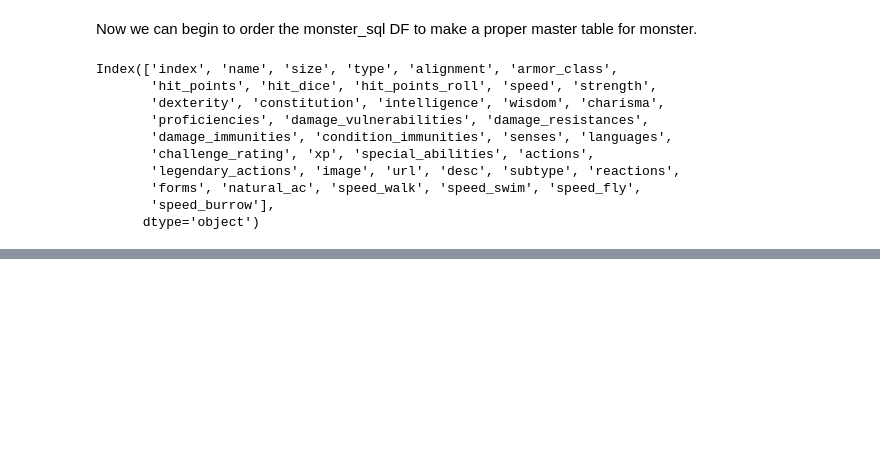
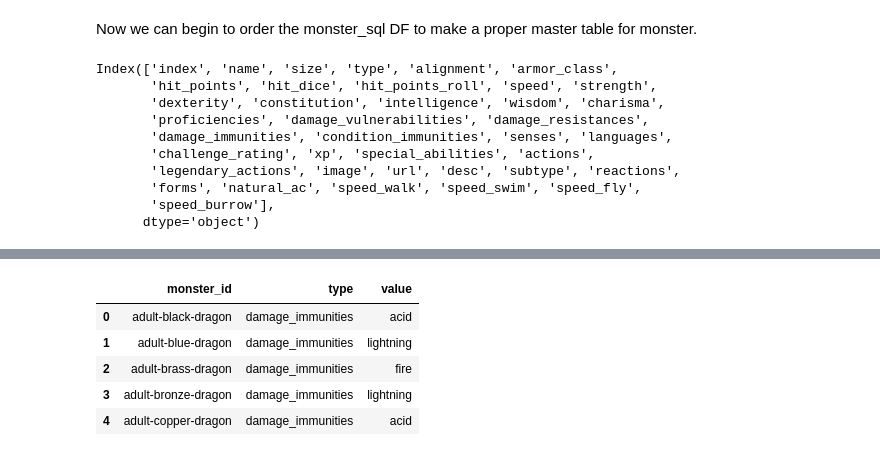
Before and after one commit to Sir-Roe/5e_Companion, a Jupyter notebook: Explore DND5e.ipynb, the cells around one changed output, grey strips where cells are left out. Saved outputs shown, nothing was run; the diff lists cells and outputs as text; code cells hidden in the pictures; blank space fills up the shorter version.

```diff
--- a/Explore DND5e.ipynb
+++ b/Explore DND5e.ipynb
@@ -177,0 +292,9 @@ with open(csv_file_path, 'r') as csv_file:
+# %%
+df_resist.head()
+# %% [output]
+|  | monster_id | type | value |
+| 0 | adult-black-dragon | damage_immunities | acid |
+| 1 | adult-blue-dragon | damage_immunities | lightning |
+| 2 | adult-brass-dragon | damage_immunities | fire |
+| 3 | adult-bronze-dragon | damage_immunities | lightning |
+| 4 | adult-copper-dragon | damage_immunities | acid |
```
Also changed, not shown: parts of 23 cells of this notebook, 7 other files.
